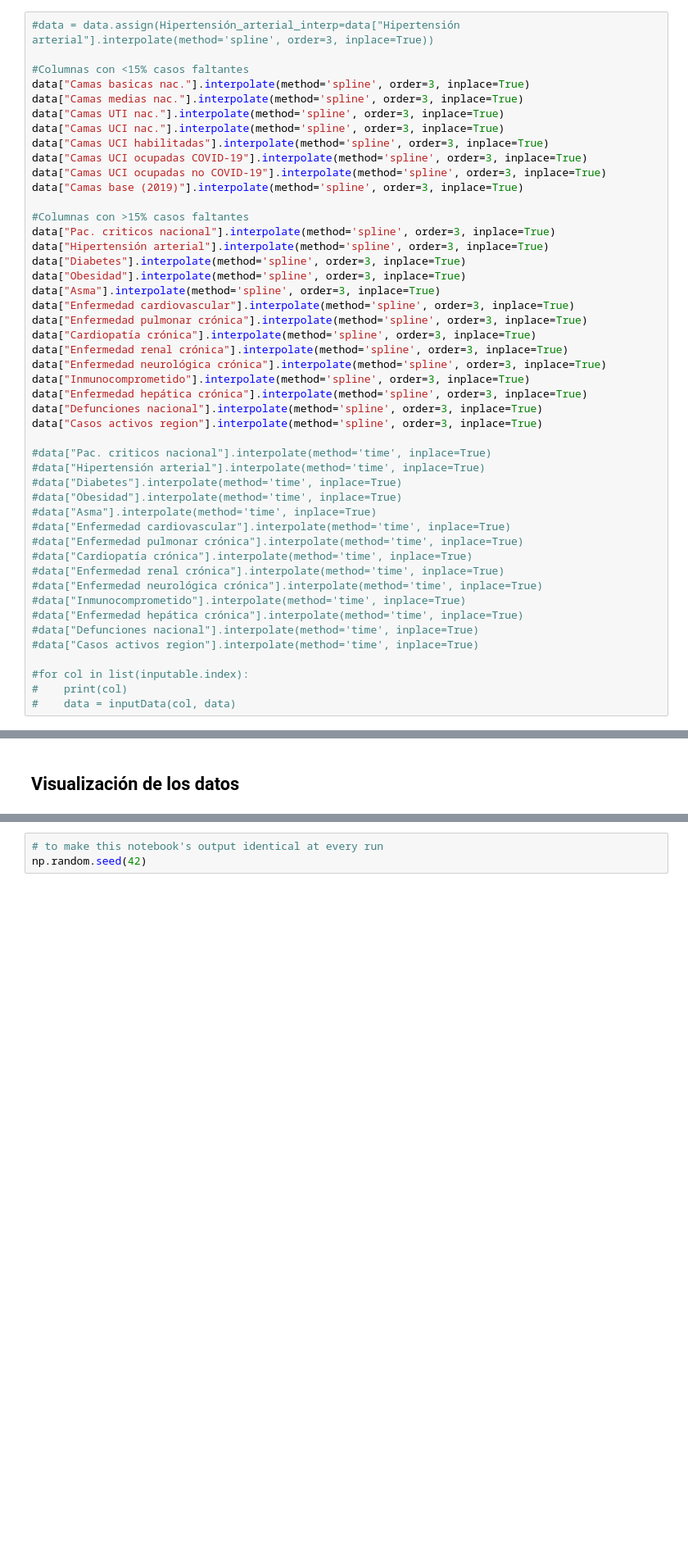
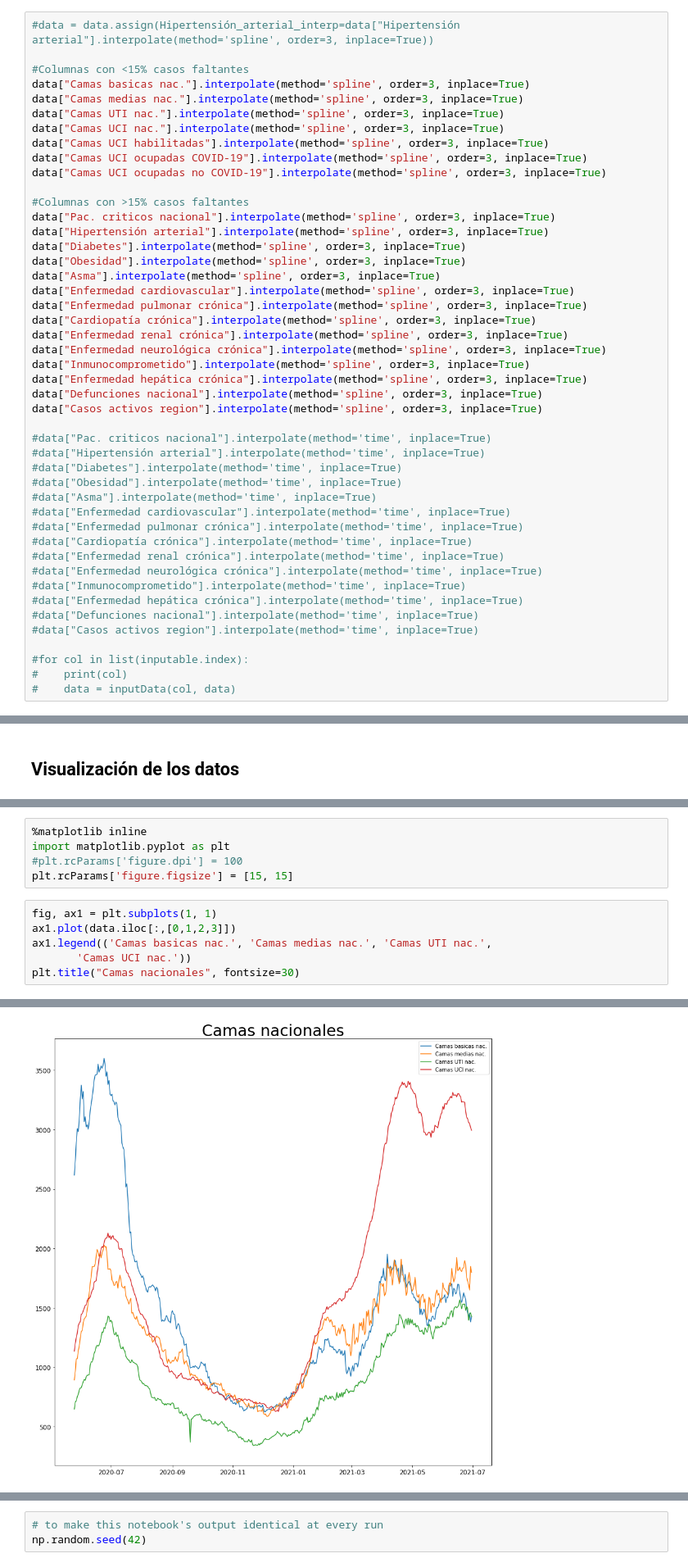
Before and after one commit to ncarf/prediction-uci, a Jupyter notebook: Prediction_UCI.ipynb, the cells around one changed output, grey strips where cells are left out. Shown at 82% size. Saved outputs shown, nothing was run; the diff lists cells and outputs as text; blank space fills up the shorter version.

```diff
--- a/Prediction_UCI.ipynb
+++ b/Prediction_UCI.ipynb
@@ -240,7 +242,6 @@ data["Camas UCI nac."].interpolate(method='spline', order=3, inplace=True)
 data["Camas UCI habilitadas"].interpolate(method='spline', order=3, inplace=True)
 data["Camas UCI ocupadas COVID-19"].interpolate(method='spline', order=3, inplace=True)
 data["Camas UCI ocupadas no COVID-19"].interpolate(method='spline', order=3, inplace=True)
-data["Camas base (2019)"].interpolate(method='spline', order=3, inplace=True)
 
 #Columnas con >15% casos faltantes
 data["Pac. criticos nacional"].interpolate(method='spline', order=3, inplace=True)
@@ -361,0 +333,12 @@ array([<AxesSubplot:>, <AxesSubplot:>, <AxesSubplot:>, <AxesSubplot:>],
+# %%
+%matplotlib inline
+import matplotlib.pyplot as plt
+#plt.rcParams['figure.dpi'] = 100
+plt.rcParams['figure.figsize'] = [15, 15]
+# %%
+fig, ax1 = plt.subplots(1, 1)
+ax1.plot(data.iloc[:,[0,1,2,3]])
+ax1.legend(('Camas basicas nac.', 'Camas medias nac.', 'Camas UTI nac.',
+       'Camas UCI nac.'))
+plt.title("Camas nacionales", fontsize=30)
+# %% [output]
@@ -361,0 +346 @@ array([<AxesSubplot:>, <AxesSubplot:>, <AxesSubplot:>, <AxesSubplot:>],
+[figure, added]
```
Also changed, not shown: parts of 9 cells of this notebook.
